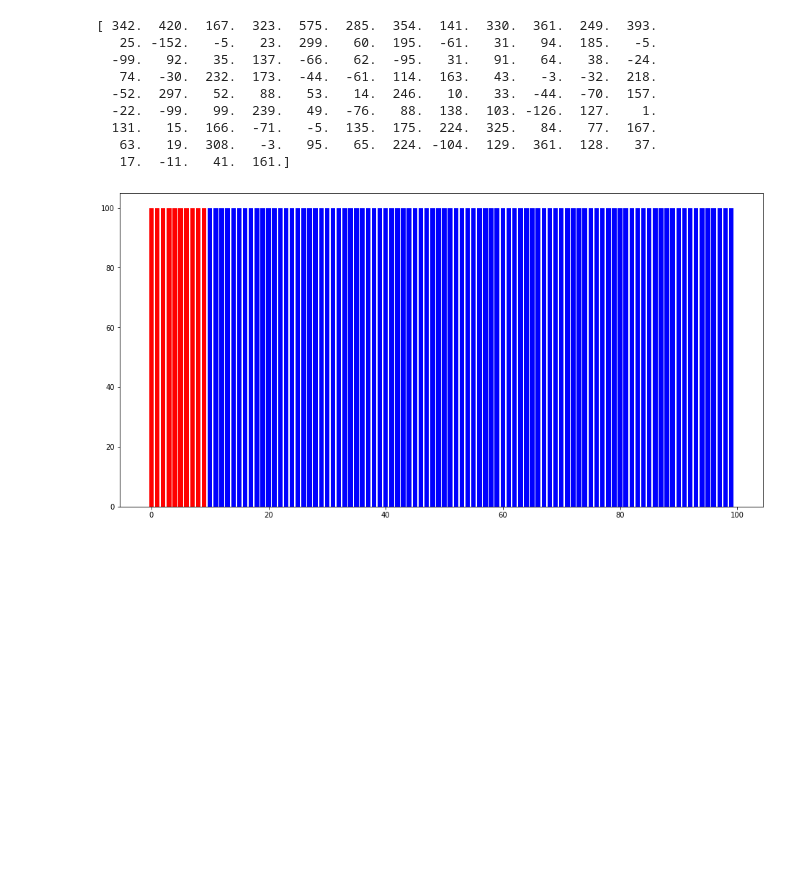
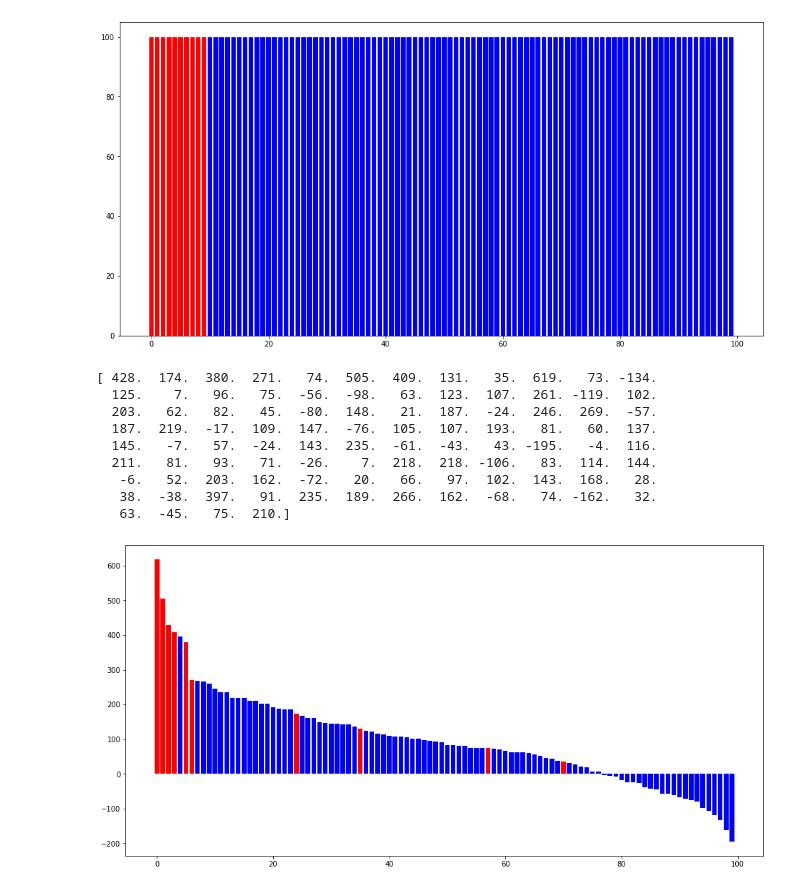
Before and after one commit to pythonml/fate, a Jupyter notebook: fate.ipynb, the cells around one changed output. Cells and saved outputs as stored; diff of their text form; code cells hidden in the pictures; blank space fills up the shorter version.

```diff
--- a/fate.ipynb
+++ b/fate.ipynb
@@ -7,41 +7,56 @@ plt.rcParams['figure.figsize'] = [16, 8]
 
 fortune = np.ones(100) * 100
 people_id = range(100)
 
 people_group1 = people_id[:10]
 fortune_group1 = fortune[:10]
 people_group2 = people_id[10:]
 fortune_group2 = fortune[10:]
 df1 = pd.DataFrame({"id": people_group1, "fortune": fortune_group1})
 df2 = pd.DataFrame({"id": people_group2, "fortune": fortune_group2})
 plt.bar(people_group1, fortune_group1, color="r")
 plt.bar(people_group2, fortune_group2, color='b')
+plt.show()
 
 p = np.ones(100) * 1/(1.02*10+1*90)
 for i in range(10):
     p[i] = 1/(1.02*10+1*90) * 1.02
 
 
 
 days = 35*365
 for i in range(days):
     fortune = fortune - np.ones(100)
     receivers = np.random.choice(people_id, 100, p=p)
     unique, counts = np.unique(receivers, return_counts=True)
     gains = zip(unique, counts)
     for (idx, gain) in gains:
         fortune[idx] += gain
 
 print(fortune)
+
+ind = np.argsort(fortune)[::-1]
+rank = np.argsort(ind)
+
+people_group1 = rank[:10]
+fortune_group1 = fortune[:10]
+people_group2 = rank[10:]
+fortune_group2 = fortune[10:]
+df1 = pd.DataFrame({"id": people_group1, "fortune": fortune_group1})
+df2 = pd.DataFrame({"id": people_group2, "fortune": fortune_group2})
+plt.bar(people_group1, fortune_group1, color="r")
+plt.bar(people_group2, fortune_group2, color='b')
+plt.show()
 # %% [output]
+[figure]
-[ 342.  420.  167.  323.  575.  285.  354.  141.  330.  361.  249.  393.
-   25. -152.   -5.   23.  299.   60.  195.  -61.   31.   94.  185.   -5.
-  -99.   92.   35.  137.  -66.   62.  -95.   31.   91.   64.   38.  -24.
-   74.  -30.  232.  173.  -44.  -61.  114.  163.   43.   -3.  -32.  218.
-  -52.  297.   52.   88.   53.   14.  246.   10.   33.  -44.  -70.  157.
-  -22.  -99.   99.  239.   49.  -76.   88.  138.  103. -126.  127.    1.
-  131.   15.  166.  -71.   -5.  135.  175.  224.  325.   84.   77.  167.
-   63.   19.  308.   -3.   95.   65.  224. -104.  129.  361.  128.   37.
-   17.  -11.   41.  161.]
+[ 428.  174.  380.  271.   74.  505.  409.  131.   35.  619.   73. -134.
+  125.    7.   96.   75.  -56.  -98.   63.  123.  107.  261. -119.  102.
+  203.   62.   82.   45.  -80.  148.   21.  187.  -24.  246.  269.  -57.
+  187.  219.  -17.  109.  147.  -76.  105.  107.  193.   81.   60.  137.
+  145.   -7.   57.  -24.  143.  235.  -61.  -43.   43. -195.   -4.  116.
+  211.   81.   93.   71.  -26.    7.  218.  218. -106.   83.  114.  144.
+   -6.   52.  203.  162.  -72.   20.   66.   97.  102.  143.  168.   28.
+   38.  -38.  397.   91.  235.  189.  266.  162.  -68.   74. -162.   32.
+   63.  -45.   75.  210.]
-[figure]
+[figure, added]
 # %%
```
Also changed, not shown: parts of 1 cell of this notebook.
